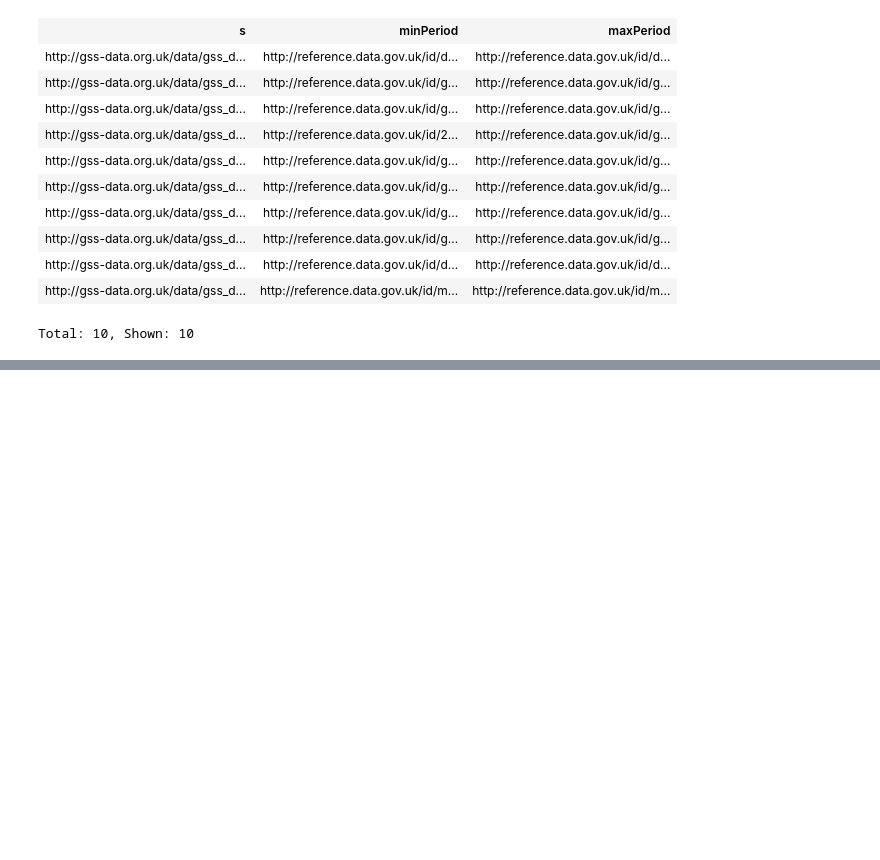
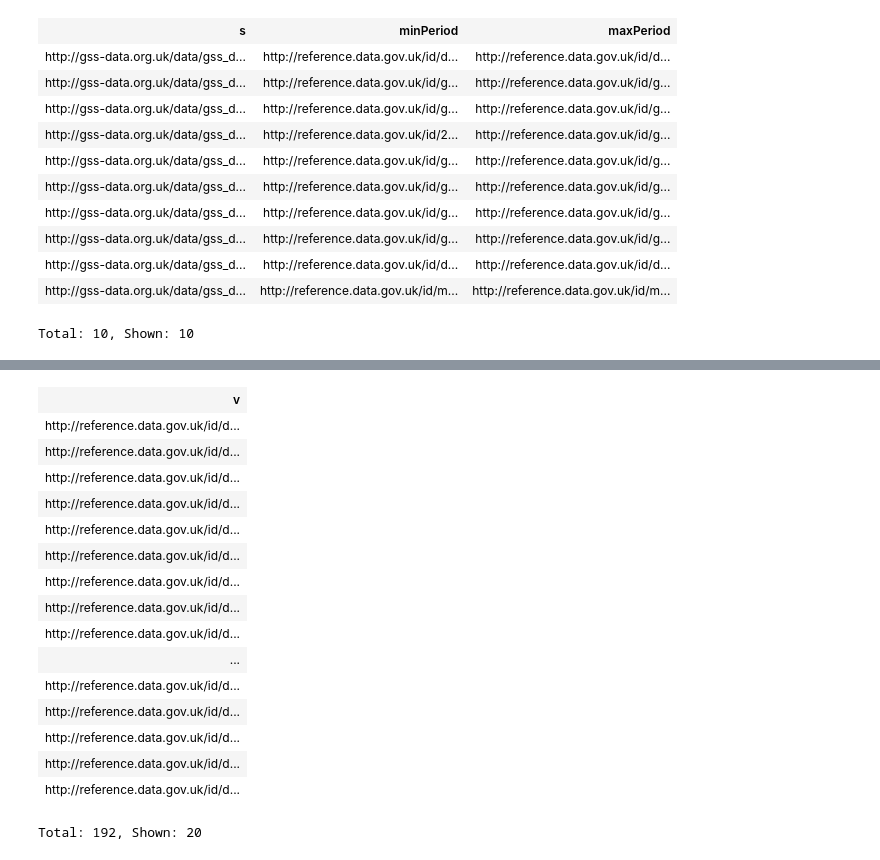
Before and after one commit to canwaf/scrapbook, a Jupyter notebook: SPARQL/GSS Linked Data to Dataset Parameters Step by Step.ipynb, the cells around one changed output, grey strips where cells are left out. Saved outputs shown, nothing was run; the diff lists cells and outputs as text; code cells hidden in the pictures; blank space fills up the shorter version.

Commit message:
Unrelated to covid, some SPARQL crap.

```diff
--- a/SPARQL/GSS Linked Data to Dataset Parameters Step by Step.ipynb
+++ b/SPARQL/GSS Linked Data to Dataset Parameters Step by Step.ipynb
@@ -346,0 +389,20 @@ Total: 10, Shown: 10
+# %%
+PREFIX qb: <http://purl.org/linked-data/cube#> PREFIX dim: <http://purl.org/linked-data/sdmx/2009/dimension#> SELECT DISTINCT ?v WHERE { ?s a qb:DataSet . ?obs qb:dataSet ?s ; ?p ?v . ?obs dim:refPeriod ?v . FILTER (?s = <http://gss-data.org.uk/data/gss_data/covid-19/phs-weekly-covid-19-statistical-data-in-scotland#dataset>) }
+# %% [output]
+| v |
+| http://reference.data.gov.uk/id/d... |
+| http://reference.data.gov.uk/id/d... |
+| http://reference.data.gov.uk/id/d... |
+| http://reference.data.gov.uk/id/d... |
+| http://reference.data.gov.uk/id/d... |
+| http://reference.data.gov.uk/id/d... |
+| http://reference.data.gov.uk/id/d... |
+| http://reference.data.gov.uk/id/d... |
+| http://reference.data.gov.uk/id/d... |
+| ... |
+| http://reference.data.gov.uk/id/d... |
+| http://reference.data.gov.uk/id/d... |
+| http://reference.data.gov.uk/id/d... |
+| http://reference.data.gov.uk/id/d... |
+| http://reference.data.gov.uk/id/d... |
+Total: 192, Shown: 20
```
Also changed, not shown: parts of 2 cells of this notebook.
